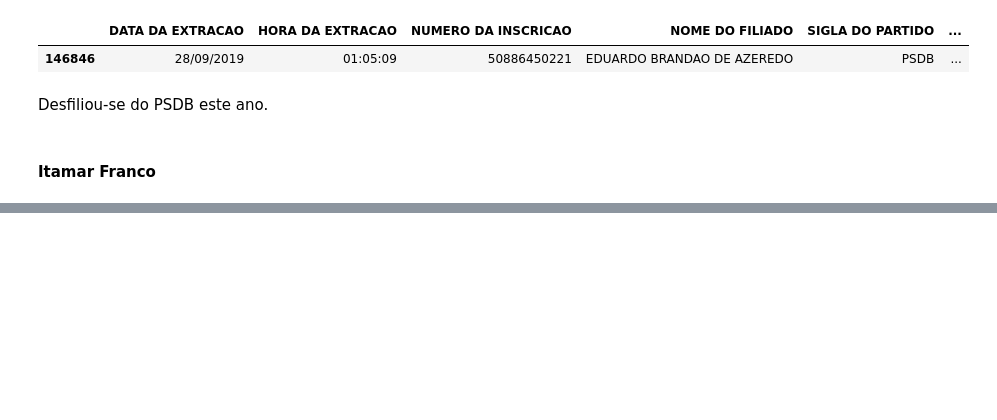
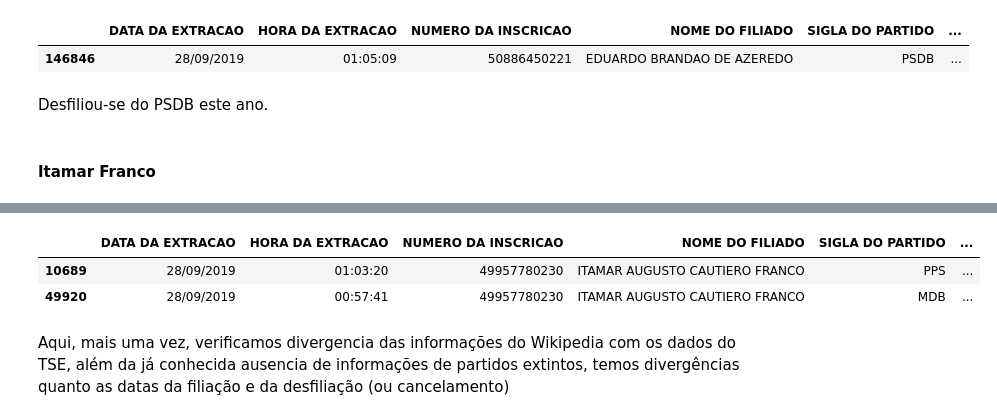
Before and after one commit to pedreirodelima/MG_Filiados, a Jupyter notebook: MG Filiados.ipynb, the cells around one changed output, grey strips where cells are left out. Cells and saved outputs as stored; diff of their text form; code cells hidden in the pictures; blank space fills up the shorter version.

```diff
--- a/MG Filiados.ipynb
+++ b/MG Filiados.ipynb
@@ -413,2 +414,12 @@ PTB (1955 – 1964)
 
 https://pt.wikipedia.org/wiki/Itamar_Franco
+# %%
+filter = df["NOME DO FILIADO"]=="ITAMAR AUGUSTO CAUTIERO FRANCO"
+governador_mg = df.where(filter).dropna(axis=0, how='all')
+governador_mg
+# %% [output]
+|  | DATA DA EXTRACAO | HORA DA EXTRACAO | NUMERO DA INSCRICAO | NOME DO FILIADO | SIGLA DO PARTIDO | ... |
+| 10689 | 28/09/2019 | 01:03:20 | 49957780230 | ITAMAR AUGUSTO CAUTIERO FRANCO | PPS | ... |
+| 49920 | 28/09/2019 | 00:57:41 | 49957780230 | ITAMAR AUGUSTO CAUTIERO FRANCO | MDB | ... |
+# %% [markdown]
+Aqui, mais uma vez, verificamos divergencia das informações do Wikipedia com os dados do TSE, além da já conhecida ausencia de informações de partidos extintos, temos divergências quanto as datas da filiação e da desfiliação (ou cancelamento)
```
Also changed, not shown: parts of 1 cell of this notebook.
